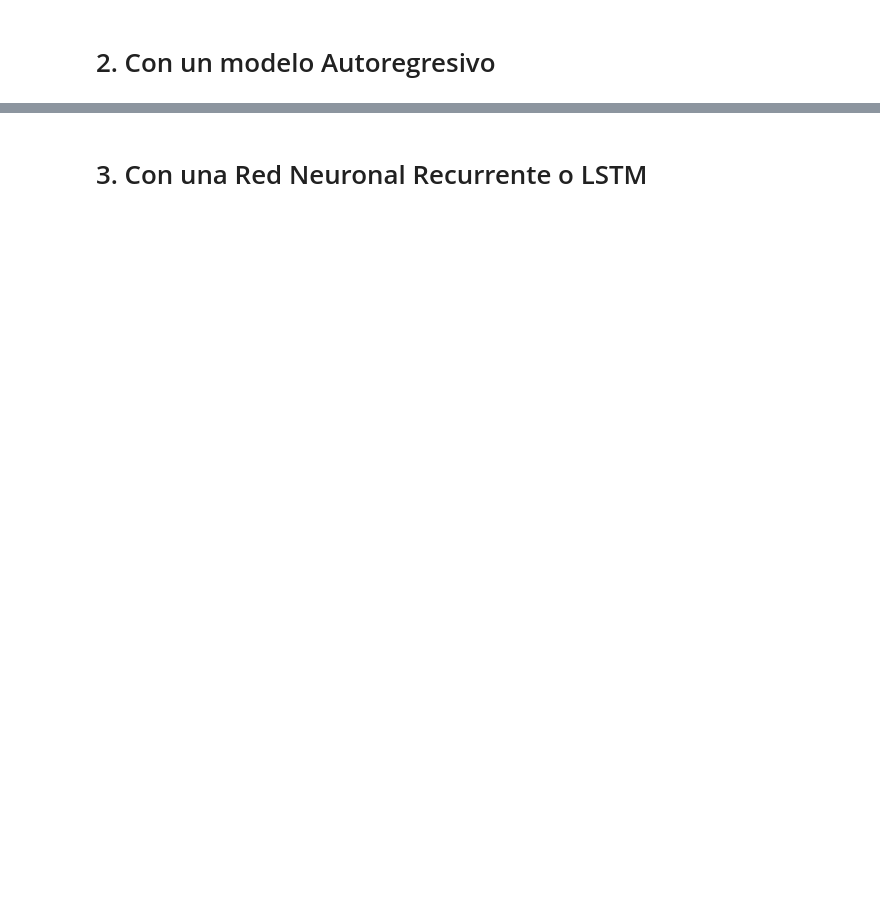
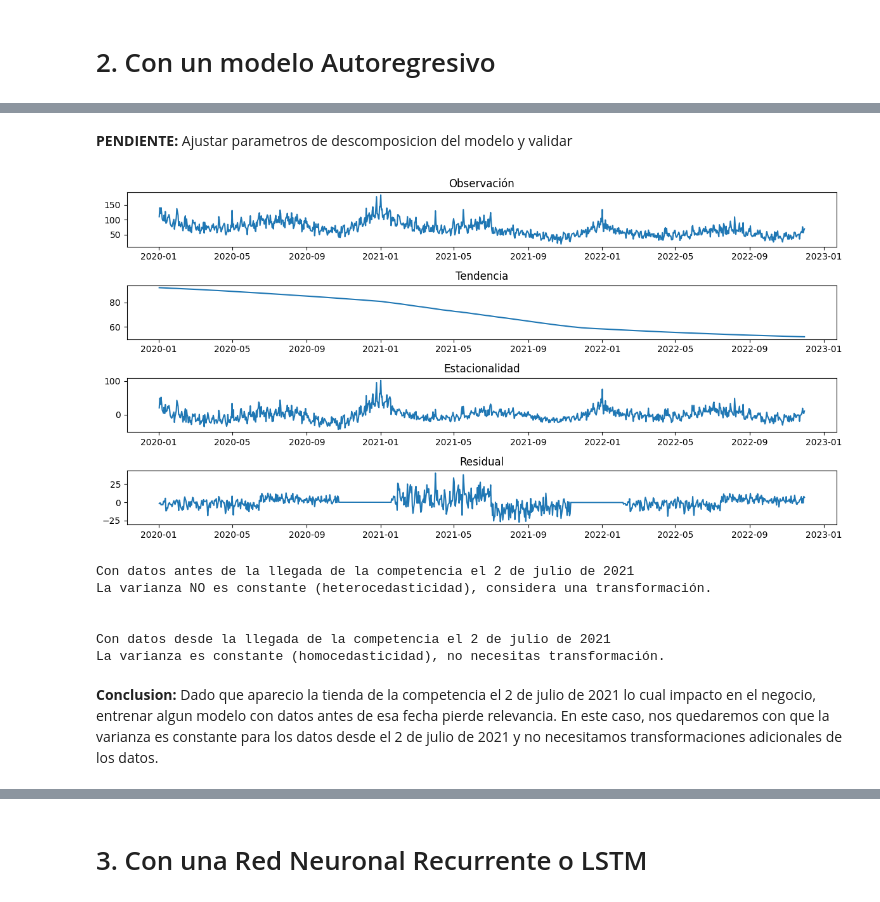
Before and after one commit to juanksRuiz/AI-DemandForecast, a Jupyter notebook: predicciones.ipynb, the cells around one changed output, grey strips where cells are left out. Drawn from its saved outputs; the diff is of its cells as text; code cells hidden in the pictures; blank space fills up the shorter version.

Commit message:
TS CV finalizado para MVP

```diff
--- a/predicciones.ipynb
+++ b/predicciones.ipynb
@@ -181,0 +204,78 @@ plt.show()
+# %% [markdown]
+**PENDIENTE:** Ajustar parametros de descomposicion del modelo y validar
+# %%
+stl = STL(demanda_prod_df['demanda'], period=365)
+decomposicion = stl.fit()
+# %%
+
+# Graficar los componentes de la descomposición
+plt.figure(figsize=(12, 6))
+
+# Observación original
+plt.subplot(411)
+plt.plot(demanda_prod_df['date'], decomposicion.observed)
+# Formatear los ticks para que muestren solo el mes y el anio
+plt.gca().xaxis.set_major_formatter(plt.matplotlib.dates.DateFormatter('%Y-%m'))
+plt.title('Observación')
+
+# Tendencia
+plt.subplot(412)
+plt.plot(demanda_prod_df['date'], decomposicion.trend)
+# Formatear los ticks para que muestren solo el mes y el anio
+plt.gca().xaxis.set_major_formatter(plt.matplotlib.dates.DateFormatter('%Y-%m'))
+plt.title('Tendencia')
+
+# Estacionalidad
+plt.subplot(413)
+plt.plot(demanda_prod_df['date'], decomposicion.seasonal)
+# Formatear los ticks para que muestren solo el mes y el anio
+plt.gca().xaxis.set_major_formatter(plt.matplotlib.dates.DateFormatter('%Y-%m'))
+plt.title('Estacionalidad')
+
+# Residual
+plt.subplot(414)
+plt.plot(demanda_prod_df['date'], decomposicion.resid)
+# Formatear los ticks para que muestren solo el mes y el anio
+plt.gca().xaxis.set_major_formatter(plt.matplotlib.dates.DateFormatter('%Y-%m'))
+plt.title('Residual')
+
+plt.tight_layout()
+plt.show()
+# %% [output]
+[figure, added]
+# %%
+# Evaluacion de la varianza para saber si necesita alguna transformacion con la prueba de Levine
+antes_comp_df = complete_demanda_prod_df[complete_demanda_prod_df['date'] < '2021-07-02']
+antes_comp_df.reset_index(inplace=True, drop=True)
+despues_comp_df = complete_demanda_prod_df[complete_demanda_prod_df['date'] >= '2021-07-02']
+despues_comp_df.reset_index(inplace=True, drop=True)
+
+def levine_test(data_series):
+    n = len(data_series) // 2
+    # Dividir la serie en dos partes
+    parte1 = data_series[:n]
+    parte2 = data_series[n:]
+    # Prueba de Levene para igualdad de varianzas
+    stat, p_value = levene(parte1, parte2)
+    if p_value < 0.05:
+        print("La varianza NO es constante (heterocedasticidad), considera una transformación.")
+    else:
+        print("La varianza es constante (homocedasticidad), no necesitas transformación.")
+
+# Antes de la aparicion de la competencia
+print("Con datos antes de la llegada de la competencia el 2 de julio de 2021")
+levine_test(antes_comp_df['demanda'])
+
+print('\n')
+# Despues de la aparicion de la competencia
+print("Con datos desde la llegada de la competencia el 2 de julio de 2021")
+levine_test(despues_comp_df['demanda'])
+# %% [output]
+Con datos antes de la llegada de la competencia el 2 de julio de 2021
+La varianza NO es constante (heterocedasticidad), considera una transformación.
+
+
+Con datos desde la llegada de la competencia el 2 de julio de 2021
+La varianza es constante (homocedasticidad), no necesitas transformación.
+# %% [markdown]
+**Conclusion:** Dado que aparecio la tienda de la competencia el 2 de julio de 2021 lo cual impacto en el negocio, entrenar algun modelo con datos antes de esa fecha pierde relevancia. En este caso, nos quedaremos con que la varianza es constante para los datos desde el 2 de julio de 2021 y no necesitamos transformaciones adicionales de los datos.
```
Also changed, not shown: parts of 19 cells of this notebook.
